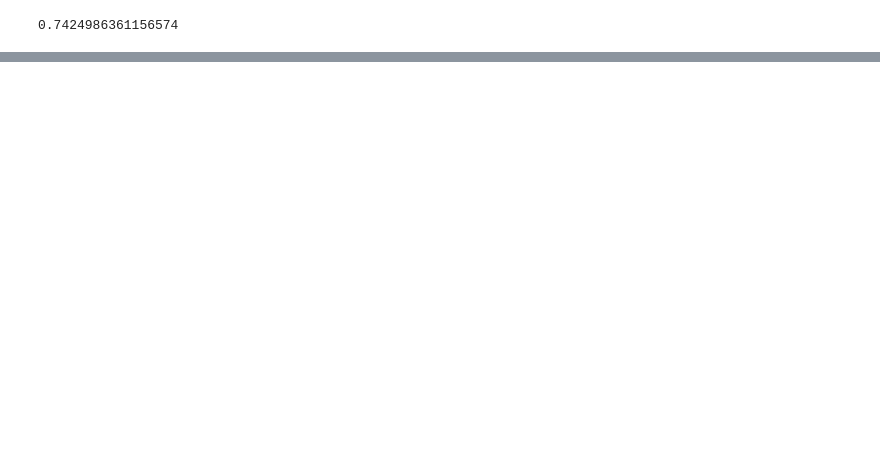
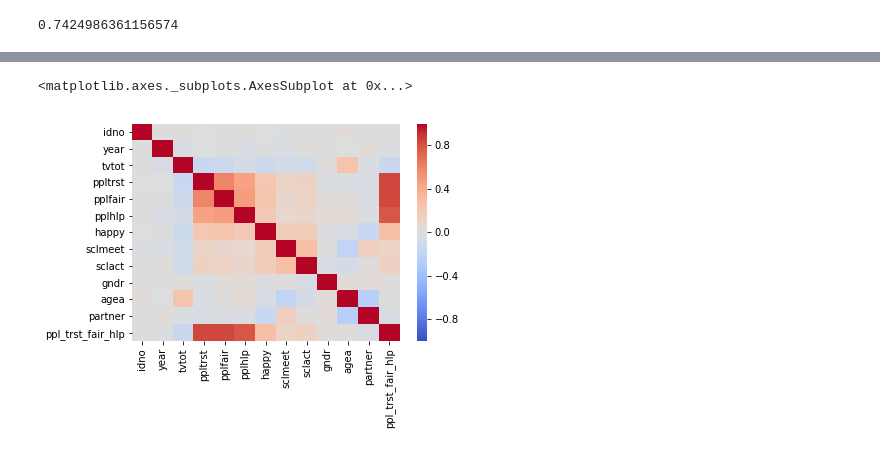
Before and after one commit to cbevis/U3_L5_Boosting, a Jupyter notebook: U3_L5_P3_Boosting_Models.ipynb, the cells around one changed output, grey strips where cells are left out. Cells and saved outputs as stored; diff of their text form; code cells hidden in the pictures; blank space fills up the shorter version.

```diff
--- a/U3_L5_P3_Boosting_Models.ipynb
+++ b/U3_L5_P3_Boosting_Models.ipynb
@@ -199,0 +234,3 @@ Percent Type II errors: 0.18527607361963191
+# %%
+df['ppl_trst_fair_hlp'] = (df['ppltrst'] + df['pplfair'] + df['pplhlp'])/3
+df.head()
@@ -199,0 +244,5 @@ Percent Type II errors: 0.18527607361963191
+# %%
+sns.heatmap(df.corr(), cmap='coolwarm', vmin=-1., vmax=1)
+# %% [output]
+<matplotlib.axes._subplots.AxesSubplot at 0x...>
+[figure, added]
```
Also changed, not shown: parts of 24 cells of this notebook, 1 other file.
